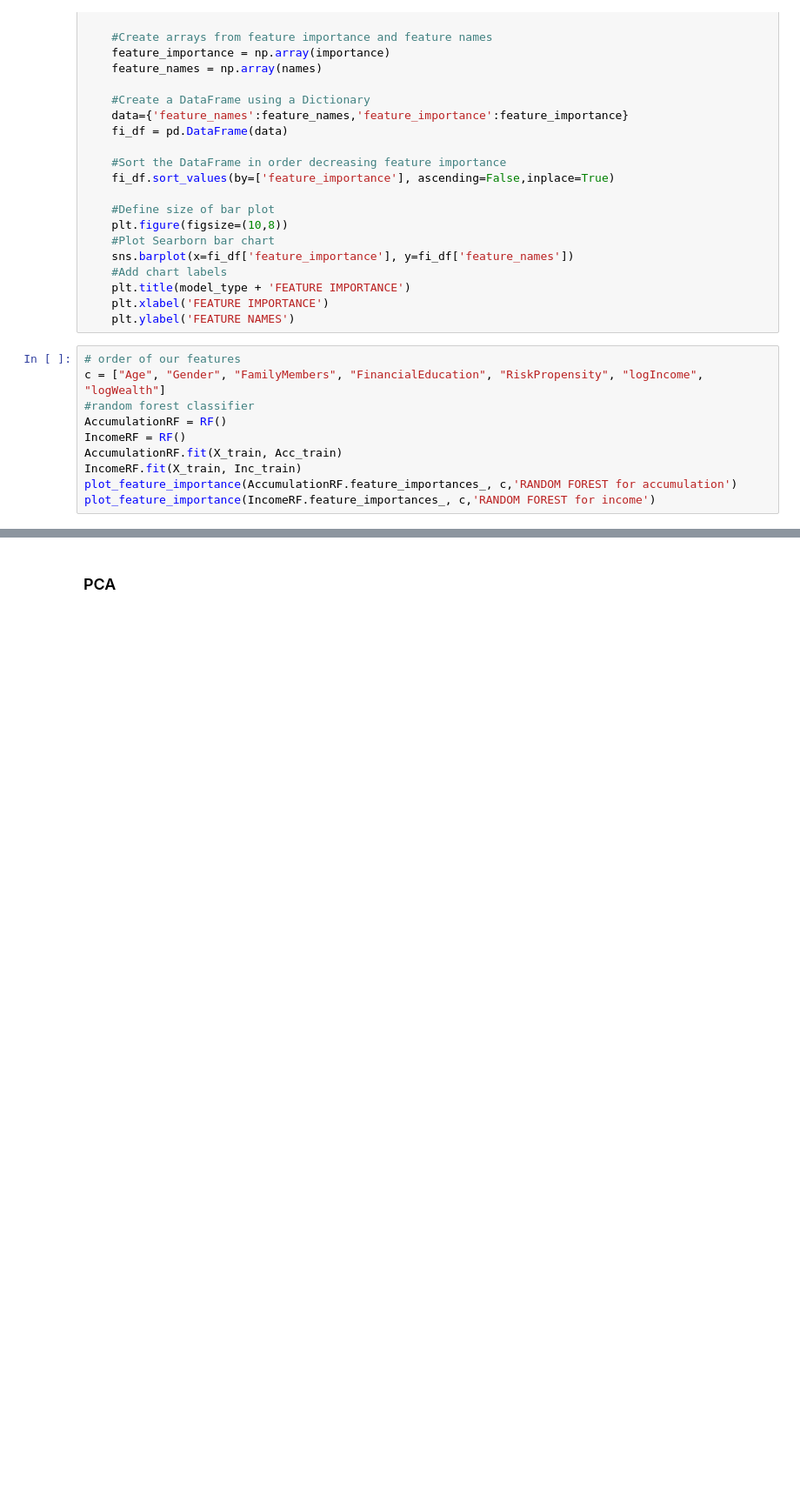
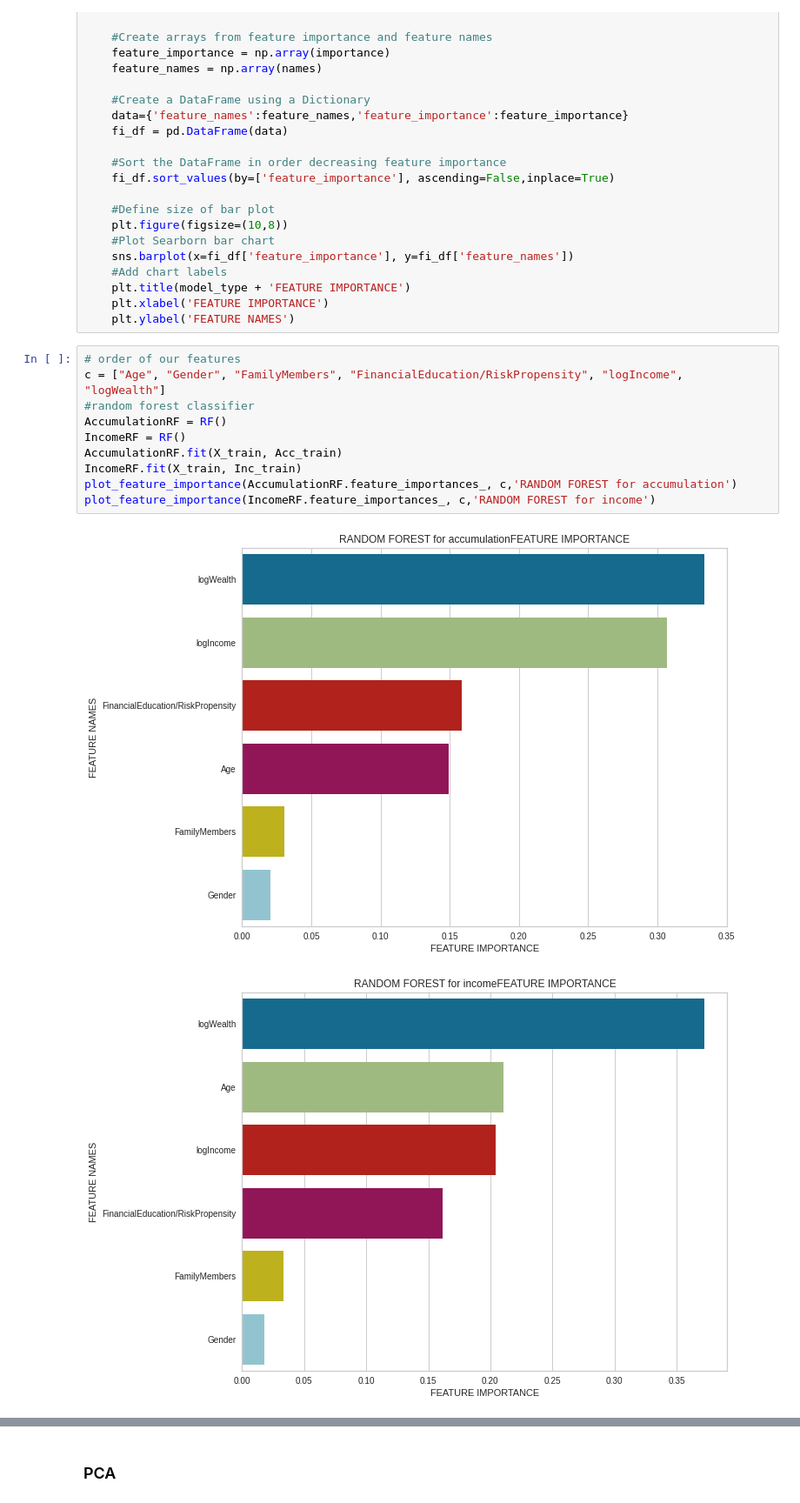
Before and after one commit to Emmalito/ML_BC2, a Jupyter notebook: src/2_Preprocessing.ipynb, the cells around one changed output, grey strips where cells are left out. Shown at 87% size. Drawn from its saved outputs; the diff is of its cells as text; blank space fills up the shorter version.

```diff
--- a/src/2_Preprocessing.ipynb
+++ b/src/2_Preprocessing.ipynb
@@ -359,14 +359,17 @@ def plot_feature_importance(importance,names,model_type):
     plt.ylabel('FEATURE NAMES')
 # %%
 # order of our features
-c = ["Age", "Gender", "FamilyMembers", "FinancialEducation", "RiskPropensity", "logIncome", "logWealth"]
+c = ["Age", "Gender", "FamilyMembers", "FinancialEducation/RiskPropensity", "logIncome", "logWealth"]
 #random forest classifier
 AccumulationRF = RF()
 IncomeRF = RF()
 AccumulationRF.fit(X_train, Acc_train)
 IncomeRF.fit(X_train, Inc_train)
 plot_feature_importance(AccumulationRF.feature_importances_, c,'RANDOM FOREST for accumulation')
 plot_feature_importance(IncomeRF.feature_importances_, c,'RANDOM FOREST for income')
+# %% [output]
+[figure, added]
+[figure, added]
 # %% [markdown]
 As we can see, FamilyMembers and Gender doesn't seems to play a big role in our model. This is what we was expected to have and with the different methods we have used, we are quite certain of our result.
 
```
Also changed, not shown: parts of 9 cells of this notebook.
